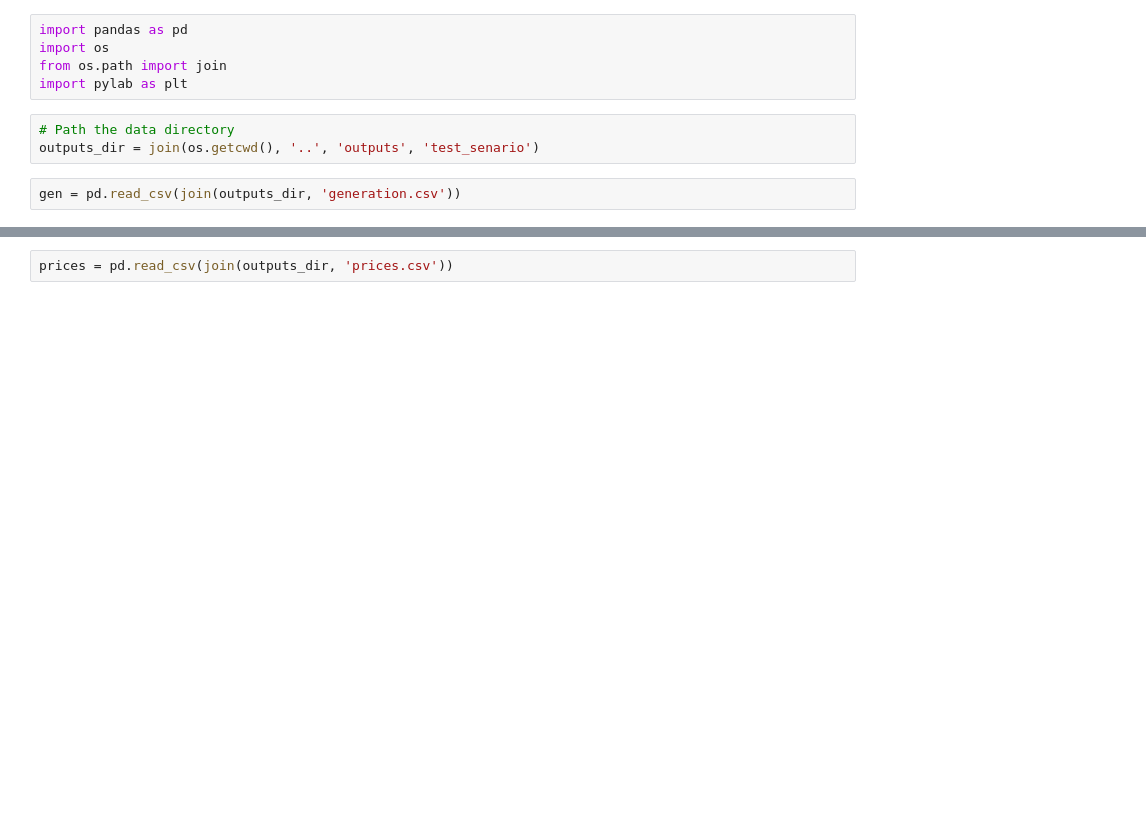
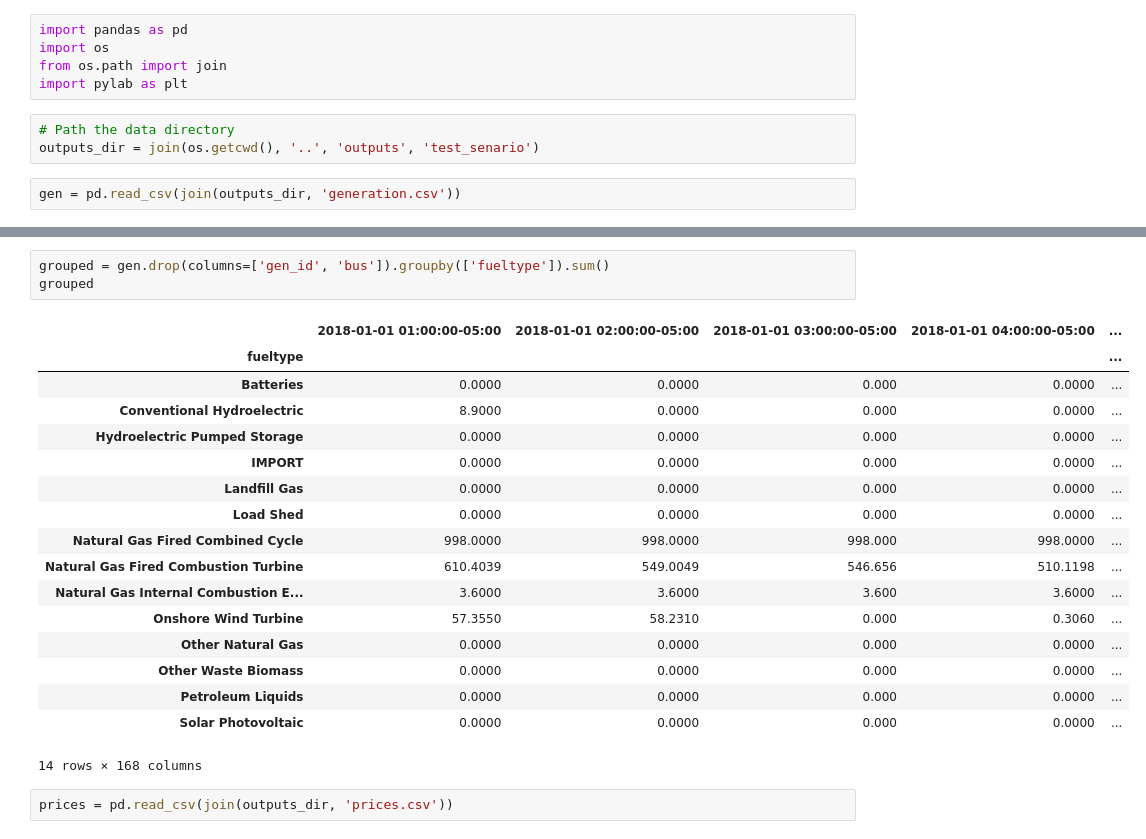
Before and after one commit to asedlak-ucsd/MAE243-Project, a Jupyter notebook: models/san_diego_system/postprocessing/run_postprocess.ipynb, the cells around one changed output, grey strips where cells are left out. Cells and saved outputs as stored; diff of their text form; blank space fills up the shorter version.

```diff
--- a/models/san_diego_system/postprocessing/run_postprocess.ipynb
+++ b/models/san_diego_system/postprocessing/run_postprocess.ipynb
@@ -16,3 +16,24 @@ gen.drop(columns=['gen_id', 'bus']).groupby(['fueltype']).sum().T.plot()
+# %%
+grouped = gen.drop(columns=['gen_id', 'bus']).groupby(['fueltype']).sum()
+grouped
+# %% [output]
+|  | 2018-01-01 01:00:00-05:00 | 2018-01-01 02:00:00-05:00 | 2018-01-01 03:00:00-05:00 | 2018-01-01 04:00:00-05:00 | ... |
+| fueltype |  |  |  |  | ... |
+| Batteries | 0.0000 | 0.0000 | 0.000 | 0.0000 | ... |
+| Conventional Hydroelectric | 8.9000 | 0.0000 | 0.000 | 0.0000 | ... |
+| Hydroelectric Pumped Storage | 0.0000 | 0.0000 | 0.000 | 0.0000 | ... |
+| IMPORT | 0.0000 | 0.0000 | 0.000 | 0.0000 | ... |
+| Landfill Gas | 0.0000 | 0.0000 | 0.000 | 0.0000 | ... |
+| Load Shed | 0.0000 | 0.0000 | 0.000 | 0.0000 | ... |
+| Natural Gas Fired Combined Cycle | 998.0000 | 998.0000 | 998.000 | 998.0000 | ... |
+| Natural Gas Fired Combustion Turbine | 610.4039 | 549.0049 | 546.656 | 510.1198 | ... |
+| Natural Gas Internal Combustion E... | 3.6000 | 3.6000 | 3.600 | 3.6000 | ... |
+| Onshore Wind Turbine | 57.3550 | 58.2310 | 0.000 | 0.3060 | ... |
+| Other Natural Gas | 0.0000 | 0.0000 | 0.000 | 0.0000 | ... |
+| Other Waste Biomass | 0.0000 | 0.0000 | 0.000 | 0.0000 | ... |
+| Petroleum Liquids | 0.0000 | 0.0000 | 0.000 | 0.0000 | ... |
+| Solar Photovoltaic | 0.0000 | 0.0000 | 0.000 | 0.0000 | ... |
+14 rows × 168 columns
 # %%
 prices = pd.read_csv(join(outputs_dir, 'prices.csv'))
 # %%
```
Also changed, not shown: parts of 8 cells of this notebook, 5 other files.
